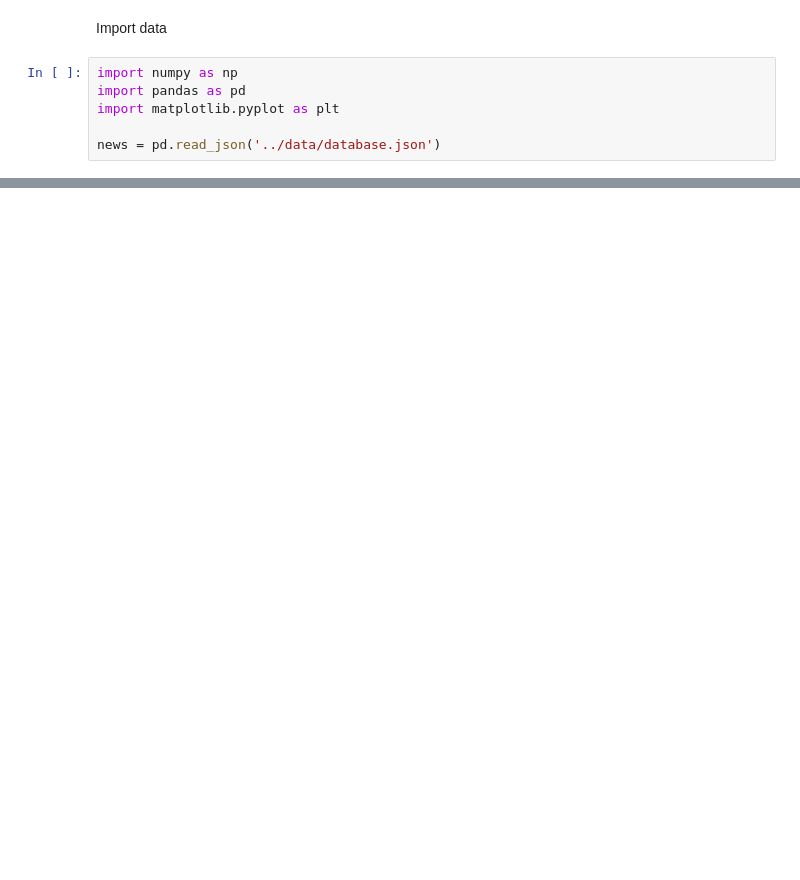
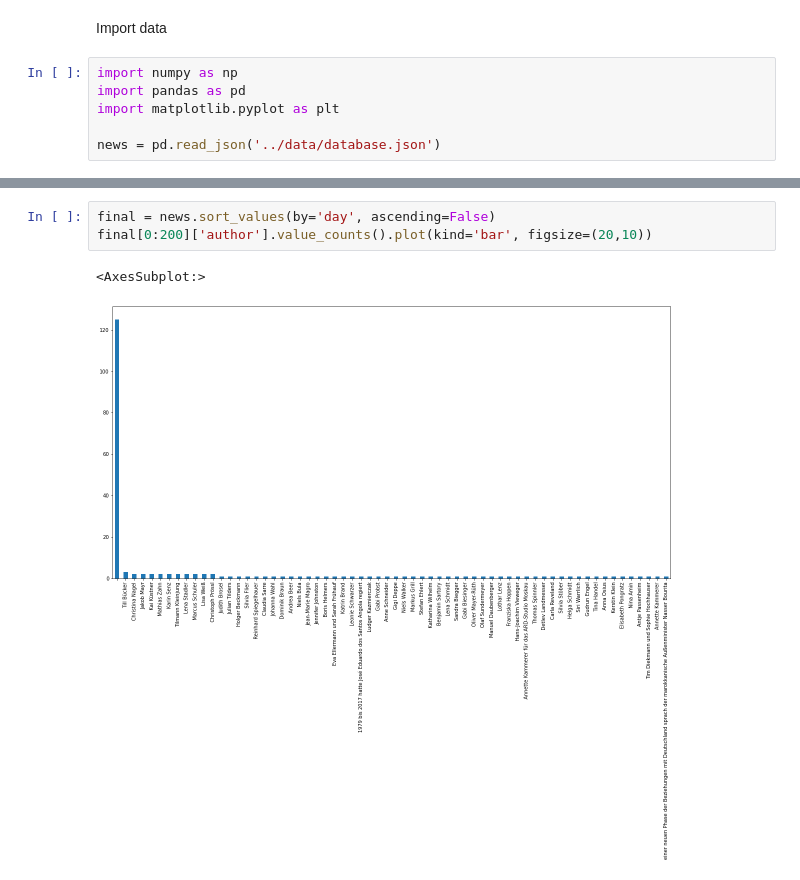
Before and after one commit to emilianscheel/Tagesschau-data-fetching, a Jupyter notebook: visualize/playground.ipynb, the cells around one changed output, grey strips where cells are left out. Cells and saved outputs as stored; diff of their text form; blank space fills up the shorter version.

```diff
--- a/visualize/playground.ipynb
+++ b/visualize/playground.ipynb
@@ -14,3 +92,9 @@ news['ressort'].value_counts().plot(kind='bar', figsize=(6,6))
+# %%
+final = news.sort_values(by='day', ascending=False)
+final[0:200]['author'].value_counts().plot(kind='bar', figsize=(20,10))
+# %% [output]
+<AxesSubplot:>
+[figure, added]
 # %%
 news.loc[(news["ressort"] == 'inland')].shape[0]
 # %% [output]
```
Also changed, not shown: parts of 12 cells of this notebook, 3 other files.
